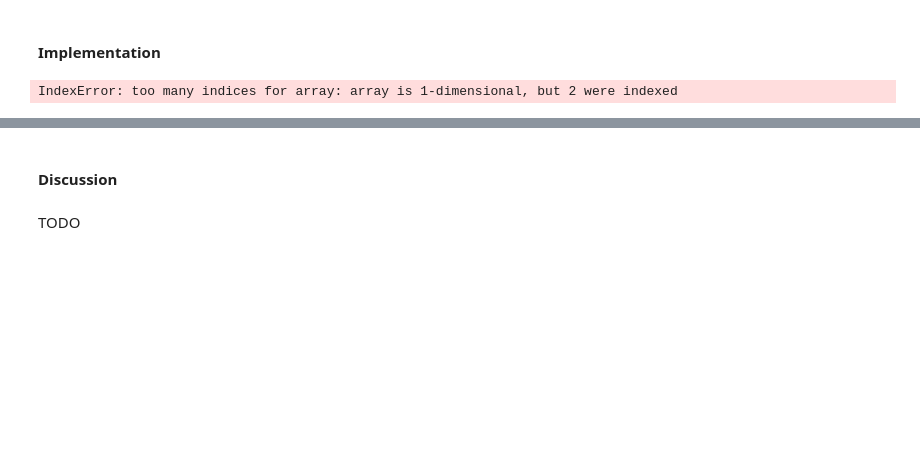
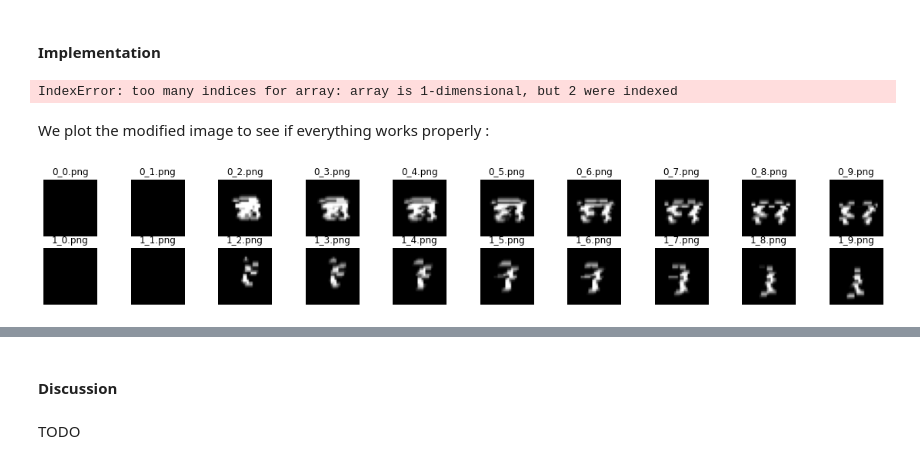
Before and after one commit to rinoago/iapr, a Jupyter notebook: labs/lab_02_object_description.ipynb, the cells around one changed output, grey strips where cells are left out. Cells and saved outputs as stored; diff of their text form; code cells hidden in the pictures; blank space fills up the shorter version.

```diff
--- a/labs/lab_02_object_description.ipynb
+++ b/labs/lab_02_object_description.ipynb
@@ -501,11 +492,10 @@ def get_invariant_features(img, inv_to_rotation=False, inv_to_translation=False,
 import numpy as np
 from scipy import ndimage
 import cv2
+from skimage import transform
 
-
-def random_rotate(image, angle):
-    rotated_image = ndimage.rotate(image, angle)
-    return rotated_image
+def random_rotate(img):
+    return transform.rotate(img,np.random.randint(0,360))
 
 # Define custom rotation function. You may add other parameters to the function.
 def random_translate(image, x, y):
@@ -523,29 +513,34 @@ def random_scale(img, scale_percent):
 # %%
 # We will define 4 sets of new images below
 
+
+zeros_array = np.array(zeros)
+ones_array = np.array(ones)
+
+
 # TODO: Apply only rotation for each "0" and "1" and store results below
-rotated_images_zeros = random_rotate(zeros_im, 90)
-rotated_images_ones = random_rotate(ones_im, 90)
+rotated_images_zeros = random_rotate(zeros_array)
+rotated_images_ones = random_rotate(ones_array)
 
 
 # TODO: Apply only translation for each "0" and "1" and store results below
-translated_images_zeros = random_translate(zeros_im, 2, 2)
-translated_images_ones = random_translate(ones_im, 2, 2)
+translated_images_zeros = random_translate(zeros_array, 2, 2)
+translated_images_ones = random_translate(ones_array, 2, 2)
 
 
 # TODO: Apply only scaling for each "0" and "1" and store results below
-scaled_images_zeros = random_scale(zeros_im, 110)
-scaled_images_ones = random_scale(ones_im, 110)
+scaled_images_zeros = random_scale(zeros_array, 110)
+scaled_images_ones = random_scale(ones_array, 110)
 
 
 
 
 # TODO: Apply all 3 transformations sequentially, in your custom order, for each "0" and "1" and store results below
-rotated_images_zeros_0 = random_rotate(zeros_im, 90)
+rotated_images_zeros_0 = random_rotate(zeros_array)
 translated_images_zeros_0 = random_translate(rotated_images_zeros_0, 2, 2)
 transformed_images_zeros = random_scale(translated_images_zeros_0, 110)
 
-rotated_images_ones_1 = random_rotate(ones_im, 90)
+rotated_images_ones_1 = random_rotate(ones_array)
 translated_images_ones_1 = random_translate(rotated_images_ones_1, 2, 2)
 transformed_images_ones = random_scale(translated_images_ones_1, 110)
 # %%
@@ -570,3 +565,18 @@ inv_zeros = [get_invariant_features(img, True, True, True) for img in transforme
 inv_ones = [get_invariant_features(img, True, True, True) for img in transformed_images_ones]
 # %% [output]
 IndexError: too many indices for array: array is 1-dimensional, but 2 were indexed
+# %% [markdown]
+We plot the modified image to see if everything works properly :
+# %%
+fig, axes = plt.subplots(2, len(zeros_im), figsize=(20, 3))
+
+for ax, im, nm in zip(axes[0], transformed_images_zeros, zeros_names):
+    ax.imshow(im, cmap='gray')
+    ax.axis('off')
+    ax.set_title(nm)
+for ax, im, nm in zip(axes[1], transformed_images_ones, ones_names):
+    ax.imshow(im, cmap='gray')
+    ax.axis('off')
+    ax.set_title(nm)
+# %% [output]
+[figure, added]
```
Also changed, not shown: parts of 7 cells of this notebook.
